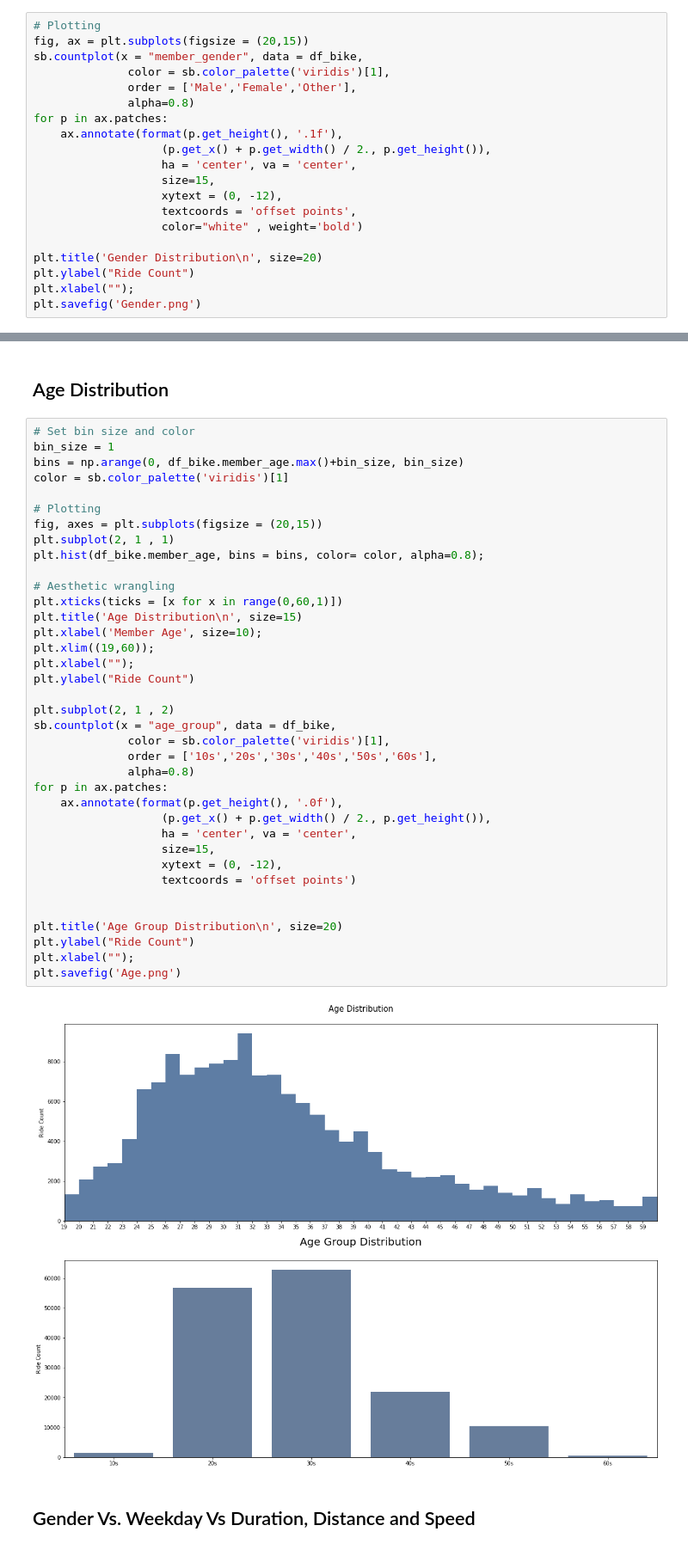
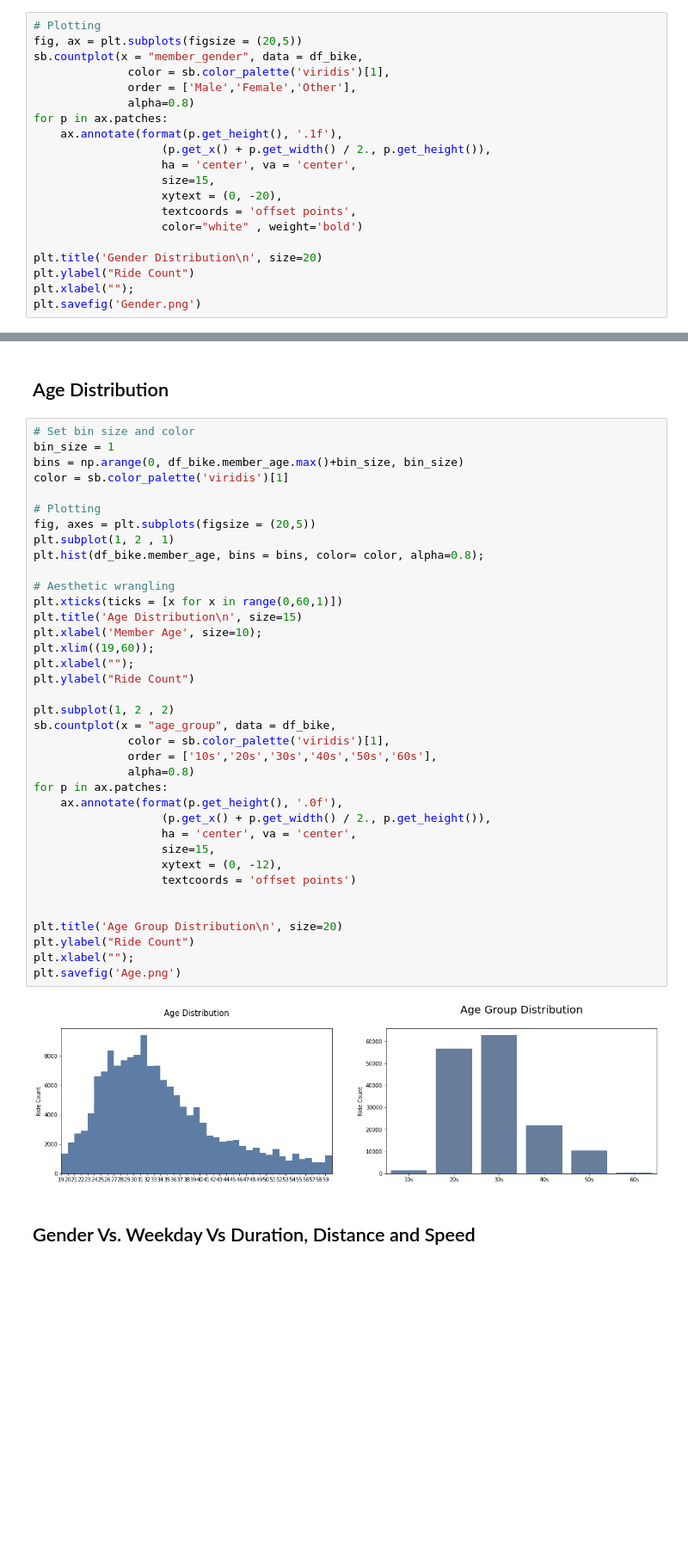
Before and after one commit to Aly-Reda/Ford-Go-Bike, a Jupyter notebook: Ford_GoBike_Project_Exploration_Slide_Deck.ipynb, the cells around one changed output, grey strips where cells are left out. Shown: that part at 86% size. Cells and saved outputs as stored; diff of their text form; blank space fills up the shorter version.

```diff
--- a/Ford_GoBike_Project_Exploration_Slide_Deck.ipynb
+++ b/Ford_GoBike_Project_Exploration_Slide_Deck.ipynb
@@ -56,7 +56,7 @@ plt.savefig('Weekday.png')
 ## Gender Distribution
 # %%
 # Plotting
-fig, ax = plt.subplots(figsize = (20,15))
+fig, ax = plt.subplots(figsize = (20,5))
 sb.countplot(x = "member_gender", data = df_bike,
               color = sb.color_palette('viridis')[1],
               order = ['Male','Female','Other'],
@@ -66,7 +66,7 @@ for p in ax.patches:
                    (p.get_x() + p.get_width() / 2., p.get_height()),
                    ha = 'center', va = 'center',
                    size=15,
-                   xytext = (0, -12),
+                   xytext = (0, -20),
                    textcoords = 'offset points',
                    color="white" , weight='bold')
 
@@ -85,38 +85,38 @@ bins = np.arange(0, df_bike.member_age.max()+bin_size, bin_size)
 color = sb.color_palette('viridis')[1]
 
 # Plotting
-fig, axes = plt.subplots(figsize = (20,15))
-plt.subplot(2, 1 , 1)
+fig, axes = plt.subplots(figsize = (20,5))
+plt.subplot(1, 2 , 1)
 plt.hist(df_bike.member_age, bins = bins, color= color, alpha=0.8);
 
 # Aesthetic wrangling
 plt.xticks(ticks = [x for x in range(0,60,1)])
 plt.title('Age Distribution\n', size=15)
 plt.xlabel('Member Age', size=10);
 plt.xlim((19,60));
 plt.xlabel("");
 plt.ylabel("Ride Count")
 
-plt.subplot(2, 1 , 2)
+plt.subplot(1, 2 , 2)
 sb.countplot(x = "age_group", data = df_bike,
               color = sb.color_palette('viridis')[1],
               order = ['10s','20s','30s','40s','50s','60s'],
               alpha=0.8)
 for p in ax.patches:
     ax.annotate(format(p.get_height(), '.0f'),
                    (p.get_x() + p.get_width() / 2., p.get_height()),
                    ha = 'center', va = 'center',
                    size=15,
                    xytext = (0, -12),
                    textcoords = 'offset points')
 
 
 plt.title('Age Group Distribution\n', size=20)
 plt.ylabel("Ride Count")
 plt.xlabel("");
 plt.savefig('Age.png')
 # %% [output]
-[figure, old version]
+[figure, new version]
 # %% [markdown]
 ## Gender Vs. Weekday Vs Duration, Distance and Speed
 # %%
```
Also changed, not shown: parts of 2 cells of this notebook, 4 other files.
